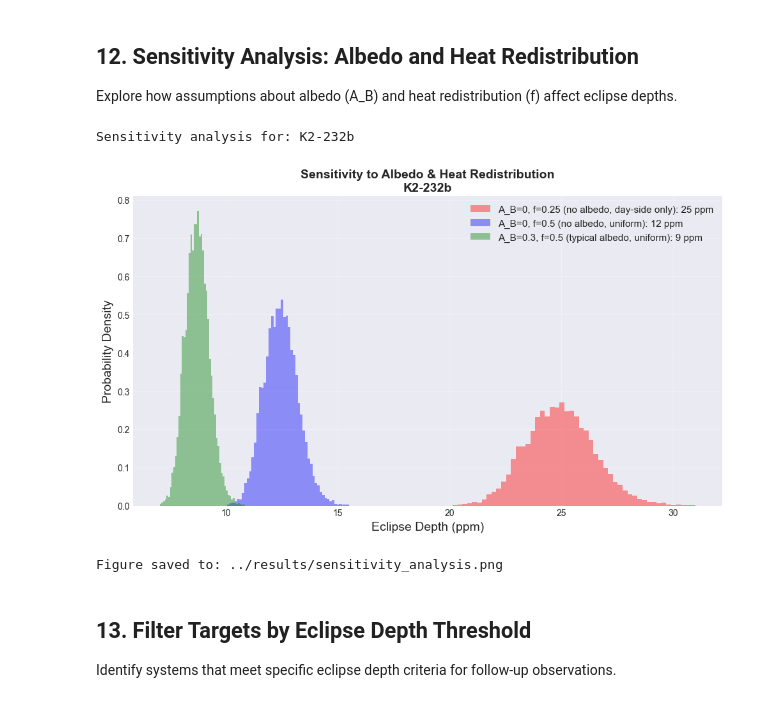
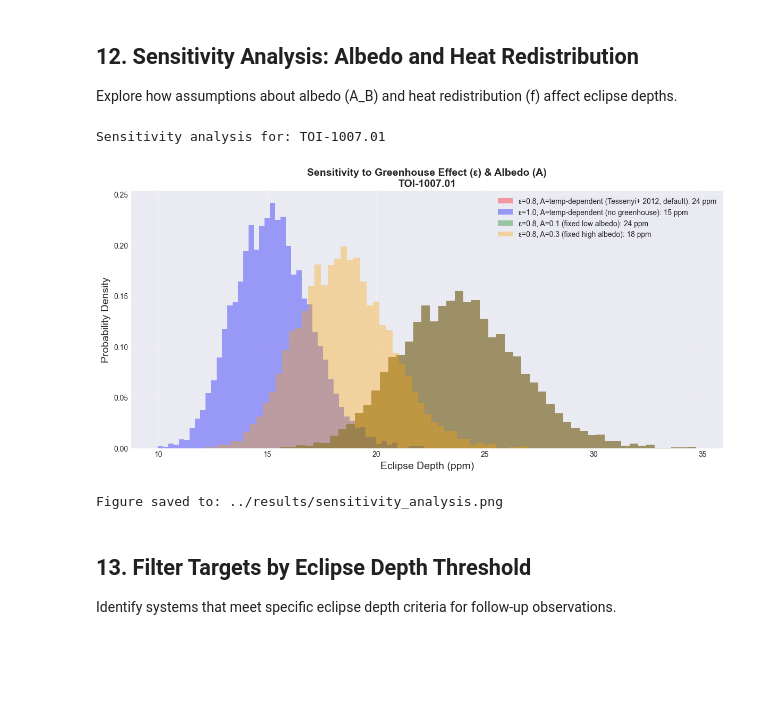
Before and after one commit to zoutongshen/Ariel-Target-Selection, a Jupyter notebook: analysis/notebooks/eclipse_depth_analysis.ipynb, the cells around one changed output. Cells and saved outputs as stored; diff of their text form; code cells hidden in the pictures; blank space fills up the shorter version.

```diff
--- a/analysis/notebooks/eclipse_depth_analysis.ipynb
+++ b/analysis/notebooks/eclipse_depth_analysis.ipynb
@@ -349,13 +374,19 @@ Example: K2-232b
 
 Match systems between MCMC results and stellar parameter catalog.
 # %%
-# Merge MCMC results with stellar parameters
+# Merge MCMC results with stellar parameters (TPC ONLY)
 systems_for_analysis = []
 missing_stellar = []
 incomplete_stellar = []
+skipped_mcs = 0
 
 for idx, row in mcmc_results.iterrows():
     planet_name = row['Planet']
+
+    # Skip MCS systems - only analyze TPC
+    if row['Dataset'] == 'MCS':
+        skipped_mcs += 1
+        continue
 
     if planet_name not in all_stellar:
         missing_stellar.append(planet_name)
@@ -392,7 +423,8 @@ for idx, row in mcmc_results.iterrows():
 
     systems_for_analysis.append(system)
 
-print(f"Systems ready for eclipse depth analysis: {len(systems_for_analysis)}")
+print(f"Systems ready for eclipse depth analysis: {len(systems_for_analysis)} (TPC only)")
+print(f"MCS systems skipped: {skipped_mcs}")
 print(f"Systems missing from stellar catalog: {len(missing_stellar)}")
 print(f"Systems with incomplete stellar data: {len(incomplete_stellar)}")
 
@@ -555,8 +591,7 @@ for i, system in enumerate(systems_for_analysis, 1):
         result = calculate_eclipse_depth_distribution(
             system,
             n_samples=10000,
-            A_B=0.0,  # Conservative (maximum T_p)
-            f=0.5,    # Uniform redistribution
+            epsilon=0.8,  # Greenhouse effect (Tessenyi et al. 2012)
             random_seed=42 + i
         )
         eclipse_results.append(result)
@@ -617,8 +652,7 @@ if len(eclipse_results) > 0:
             'depth_ppm_err_lower': result['depth_ppm_err_lower'],
             'depth_ppm_err_upper': result['depth_ppm_err_upper'],
             'depth_fractional': result['depth_median'],
-            'A_B': result['A_B'],
-            'f': result['f']
+            'epsilon': result['epsilon']
         })
 
     eclipse_summary_df = pd.DataFrame(summary_data)
@@ -817,50 +865,66 @@ Explore how assumptions about albedo (A_B) and heat redistribution (f) affect ec
 # %%
 if len(systems_for_analysis) > 0:
     # Pick a representative system
     test_system = systems_for_analysis[0]
     print(f"Sensitivity analysis for: {test_system['name']}\n")
 
-    # Test different assumptions
+    # Test different epsilon and albedo scenarios
     scenarios = [
-        {'A_B': 0.0, 'f': 0.25, 'label': 'A_B=0, f=0.25 (no albedo, day-side only)'},
-        {'A_B': 0.0, 'f': 0.5, 'label': 'A_B=0, f=0.5 (no albedo, uniform)'},
-        {'A_B': 0.3, 'f': 0.5, 'label': 'A_B=0.3, f=0.5 (typical albedo, uniform)'},
+        {'epsilon': 0.8, 'A': None, 'label': 'ε=0.8, A=temp-dependent (Tessenyi+ 2012, default)'},
+        {'epsilon': 1.0, 'A': None, 'label': 'ε=1.0, A=temp-dependent (no greenhouse)'},
+        {'epsilon': 0.8, 'A': 0.1, 'label': 'ε=0.8, A=0.1 (fixed low albedo)'},
+        {'epsilon': 0.8, 'A': 0.3, 'label': 'ε=0.8, A=0.3 (fixed high albedo)'},
     ]
 
-    fig, ax = plt.subplots(1, 1, figsize=(10, 6))
-    colors = ['red', 'blue', 'green']
+    fig, ax = plt.subplots(1, 1, figsize=(12, 6))
+    colors = ['red', 'blue', 'green', 'orange']
 
     for scenario, color in zip(scenarios, colors):
-        result = calculate_eclipse_depth_distribution(
-            test_system,
-            n_samples=10000,
-            A_B=scenario['A_B'],
-            f=scenario['f']
-        )
+        # Create temporary modified version of planet_temperature for fixed albedo
+        T_p_samples = []
+        np.random.seed(42)
+        T_star_samples = np.random.normal(test_system['T_star'], test_system['T_star_err'], 10000)
+        R_star_samples = np.random.normal(test_system['R_star'], test_system['R_star_err'], 10000)
+        R_p_samples = np.random.normal(test_system['R_p'], test_system['R_p_err'], 10000)
+        a_samples = np.random.normal(test_system['a'], test_system['a_err'], 10000)
+
+        T_star_samples = np.clip(T_star_samples, 2000, 50000)
+        R_star_samples = np.clip(R_star_samples, 0.08, 50)
+        R_p_samples = np.clip(R_p_samples, 0.01, 30)
+        a_samples = np.clip(a_samples, 0.001, 100)
+
+        for i in range(10000):
+            T_p = planet_temperature(T_star_samples[i], R_star_samples[i], a_samples[i],
+                                    epsilon=scenario['epsilon'], A=scenario['A'])
+            T_p_samples.append(T_p)
+
+        T_p_samples = np.array(T_p_samples)
+        depth_samples = eclipse_depth(R_p_samples, R_star_samples, T_p_samples, T_star_samples)
+        depth_ppm_samples = depth_samples * 1e6
 
         ax.hist(
-            result['depth_ppm_samples'],
+            depth_ppm_samples,
             bins=50,
             density=True,
-            alpha=0.4,
+            alpha=0.35,
             color=color,
-            label=f"{scenario['label']}: {result['depth_ppm_median']:.0f} ppm"
+            label=f"{scenario['label']}: {np.median(depth_ppm_samples):.0f} ppm"
         )
 
     ax.set_xlabel('Eclipse Depth (ppm)', fontsize=14)
     ax.set_ylabel('Probability Density', fontsize=14)
-    ax.set_title(f"Sensitivity to Albedo & Heat Redistribution\n{test_system['name']}", fontsize=14, fontweight='bold')
-    ax.legend(fontsize=11)
+    ax.set_title(f"Sensitivity to Greenhouse Effect (ε) & Albedo (A)\n{test_system['name']}", fontsize=14, fontweight='bold')
+    ax.legend(fontsize=10)
     ax.grid(alpha=0.3)
 
     plt.tight_layout()
     plt.savefig('../results/sensitivity_analysis.png', dpi=150, bbox_inches='tight')
     plt.show()
 
     print("Figure saved to: ../results/sensitivity_analysis.png")
 # %% [output]
-Sensitivity analysis for: K2-232b
+Sensitivity analysis for: TOI-1007.01
-[figure, old version]
+[figure, new version]
 Figure saved to: ../results/sensitivity_analysis.png
 # %% [markdown]
 ## 13. Filter Targets by Eclipse Depth Threshold
```
Also changed, not shown: parts of 8 cells of this notebook, 44 other files.
